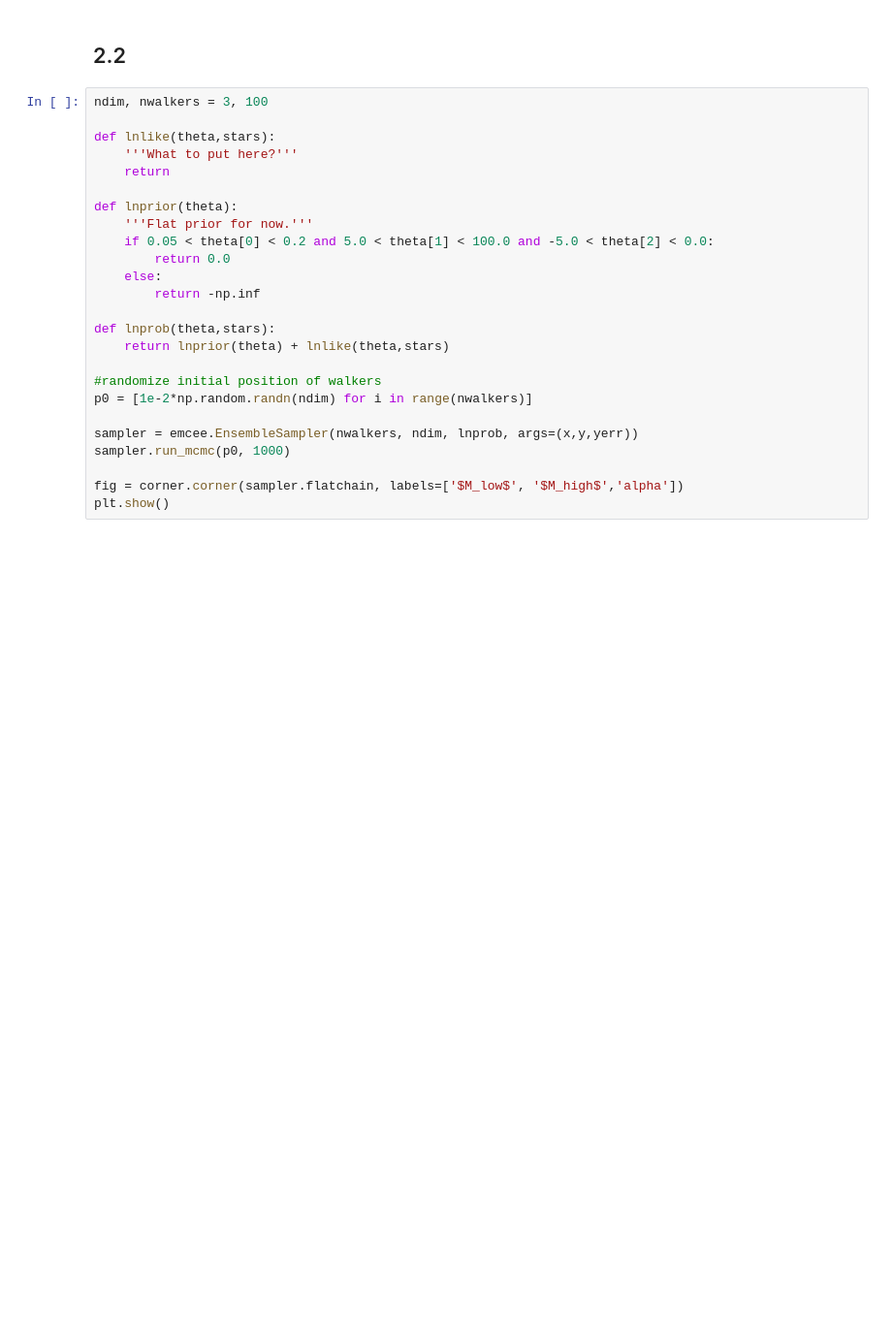
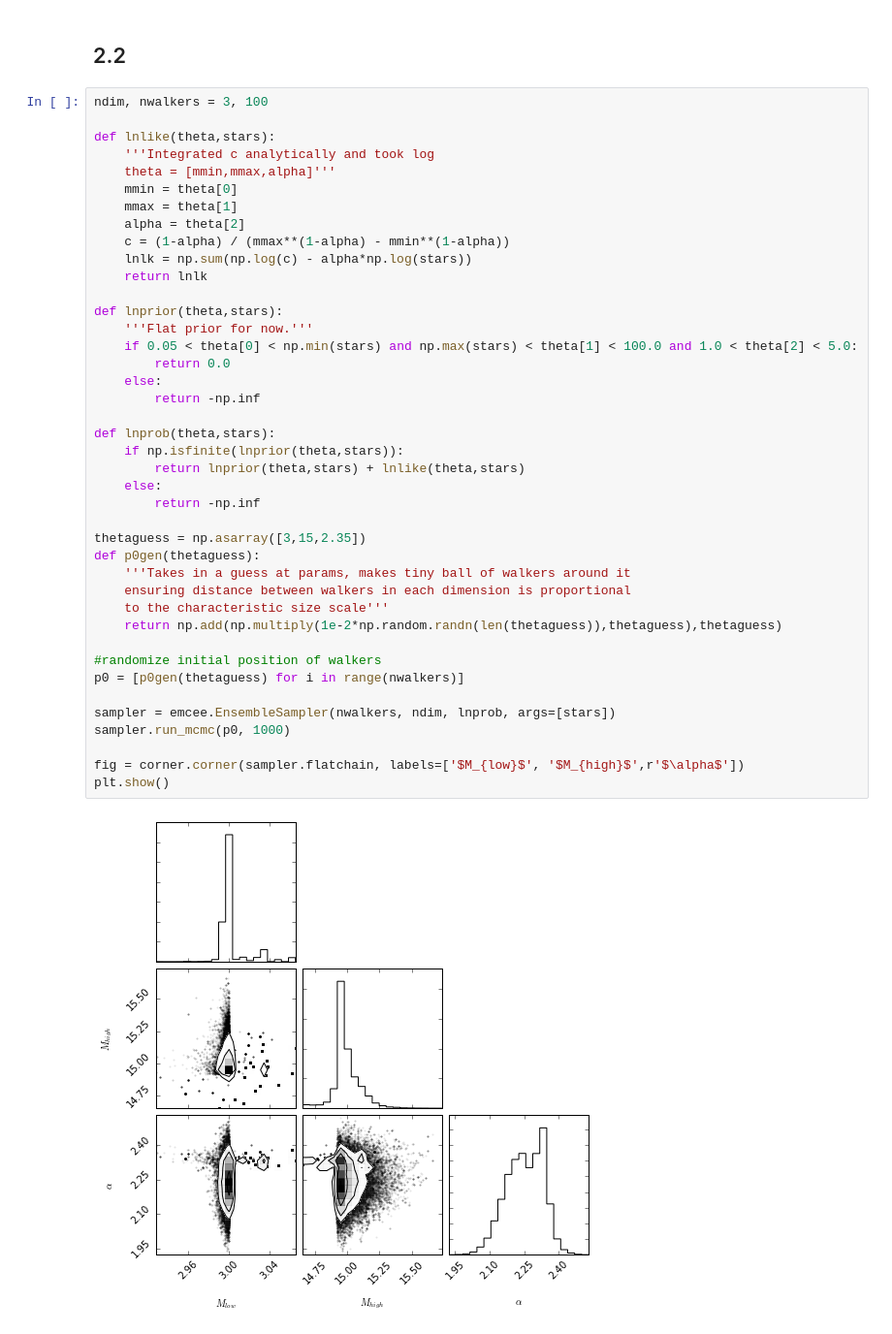
Before and after one commit to emolter/Ay250, a Jupyter notebook: HW2.ipynb, the cells around one changed output. Shown: that part at 97% size. Drawn from its saved outputs; the diff is of its cells as text; blank space fills up the shorter version.

```diff
--- a/HW2.ipynb
+++ b/HW2.ipynb
@@ -51,25 +51,43 @@ plt.show()
 # %%
 ndim, nwalkers = 3, 100
 
 def lnlike(theta,stars):
-    '''What to put here?'''
-    return
+    '''Integrated c analytically and took log
+    theta = [mmin,mmax,alpha]'''
+    mmin = theta[0]
+    mmax = theta[1]
+    alpha = theta[2]
+    c = (1-alpha) / (mmax**(1-alpha) - mmin**(1-alpha))
+    lnlk = np.sum(np.log(c) - alpha*np.log(stars))
+    return lnlk
 
-def lnprior(theta):
+def lnprior(theta,stars):
     '''Flat prior for now.'''
-    if 0.05 < theta[0] < 0.2 and 5.0 < theta[1] < 100.0 and -5.0 < theta[2] < 0.0:
+    if 0.05 < theta[0] < np.min(stars) and np.max(stars) < theta[1] < 100.0 and 1.0 < theta[2] < 5.0:
         return 0.0
     else:
         return -np.inf
 
 def lnprob(theta,stars):
-    return lnprior(theta) + lnlike(theta,stars)
+    if np.isfinite(lnprior(theta,stars)):
+        return lnprior(theta,stars) + lnlike(theta,stars)
+    else:
+        return -np.inf
+
+thetaguess = np.asarray([3,15,2.35])
+def p0gen(thetaguess):
+    '''Takes in a guess at params, makes tiny ball of walkers around it
+    ensuring distance between walkers in each dimension is proportional
+    to the characteristic size scale'''
+    return np.add(np.multiply(1e-2*np.random.randn(len(thetaguess)),thetaguess),thetaguess)
 
 #randomize initial position of walkers
-p0 = [1e-2*np.random.randn(ndim) for i in range(nwalkers)]
+p0 = [p0gen(thetaguess) for i in range(nwalkers)]
 
-sampler = emcee.EnsembleSampler(nwalkers, ndim, lnprob, args=(x,y,yerr))
+sampler = emcee.EnsembleSampler(nwalkers, ndim, lnprob, args=[stars])
 sampler.run_mcmc(p0, 1000)
 
-fig = corner.corner(sampler.flatchain, labels=['$M_low$', '$M_high$','alpha'])
+fig = corner.corner(sampler.flatchain, labels=['$M_{low}$', '$M_{high}$',r'$\alpha$'])
 plt.show()
+# %% [output]
+[figure, added]
```
Also changed, not shown: parts of 31 cells of this notebook.
